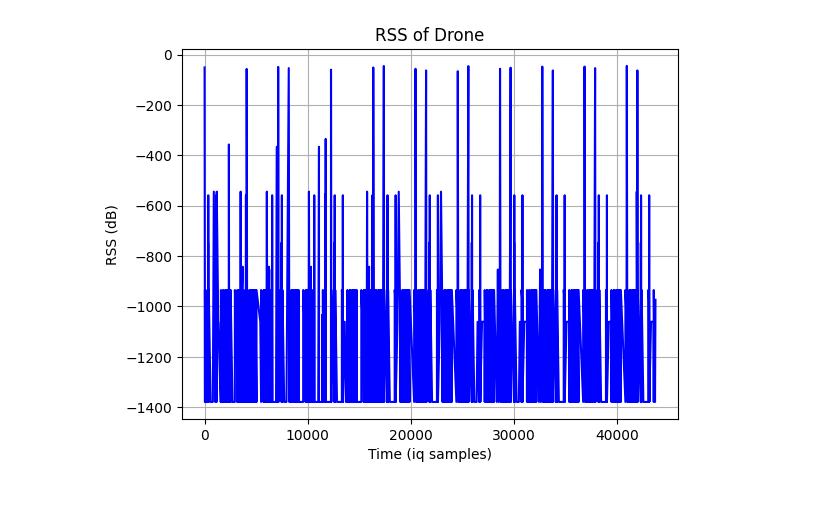
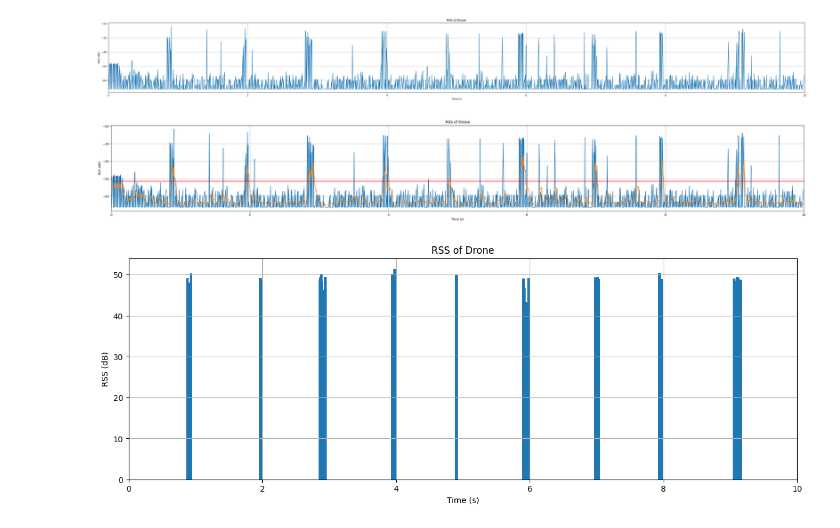
Before and after one commit to JosWigchert/AntennaRadiationPatternOfDrone, a Jupyter notebook: iq_samples.ipynb, the cells around one changed output. Drawn from its saved outputs; the diff is of its cells as text; code cells hidden in the pictures; blank space fills up the shorter version.

Commit message:
Added isolated peaks and iq samples plots

```diff
--- a/iq_samples.ipynb
+++ b/iq_samples.ipynb
@@ -5,13 +5,15 @@ import math
 import numpy as np
 import matplotlib.pyplot as plt
 # %%
-noise = pd.read_csv('data_noisy_gain20', header=None, skip_blank_lines=False)
+noise = pd.read_csv('data_noisy_gain0', header=None, skip_blank_lines=False)
 noise[0] = noise[0].str.replace("(", "")
 noise[1] = noise[1].str.replace(")", "")
 
 noise = noise.astype(float)
-noise[2] = noise[0]**2 + noise[1]**2 #power level of the
+noise[2] = np.sqrt(noise[0]**2 + noise[1]**2) #power level of the
 noise[2] = 10*np.log10(noise[2]) #RSS
+
+noise[3] = noise.index / len(noise) * 10
 
 noise = noise.replace([np.inf, -np.inf], np.nan)
 noise = noise.dropna(axis = 0, inplace=False)
@@ -19,4 +21,5 @@ noise = noise.dropna(axis = 0, inplace=False)
 # noise = noise[noise[2] <= 0]
 noise_floor = sum(noise[2]) / len(noise[2])
 print(noise_floor)
+print(noise)
 # %% [output]
@@ -24,15 +41,20 @@ print(noise_floor)
 # %%
-drone = pd.read_csv('data_drone_gain20', header=None, skip_blank_lines=False)
+drone = pd.read_csv('data_drone_gain0', header=None, skip_blank_lines=False)
 drone[0] = drone[0].str.replace("(", "")
 drone[1] = drone[1].str.replace(")", "")
 
 drone = drone.astype(float)
-drone[2] = drone[0]**2 + drone[1]**2 #power level of the
+drone[2] = (drone[0]**2 + drone[1]**2) #power level of the
 drone[2] = 10*np.log10(drone[2]) #RSS
+
+drone[3] = drone.index / len(drone) * 10
 
 drone = drone.replace([np.inf, -np.inf], np.nan)
 drone = drone.dropna(axis = 0, inplace=False)
 
+
 drone = drone[drone[2] <= 0]
-drone[2] = drone[2].apply(lambda x: max(x, noise_floor))
-print(drone)
+drone = drone[drone[2] >= noise_floor]
+# drone[2] = drone[2].apply(lambda x: max(x, noise_floor))
+
+drone = drone.rename({0: 'i', 1: 'q', 2: 'rss', 3: 'time'}, axis=1)
@@ -54,10 +61,13 @@ print(drone)
 # %%
-data = drone[2][0: 1000]
-data.plot(kind='line', color='blue')
+drone = drone[drone['rss'] >= -90]
+plt.figure(figsize=(50, 5))
+# plt.plot(drone[3][:200], drone[2][:200])
+plt.plot(drone['time'], drone['rss'])
 plt.title('RSS of Drone')
-plt.xlabel('Time (iq samples)')
+plt.xlabel('Time (s)')
+plt.xlim([0, 10])
 plt.ylabel('RSS (dB)')
 plt.grid(True)
 plt.show()
 # %% [output]
-[figure, old version]
+[figure, new version]
@@ -63,0 +83,26 @@ plt.show()
+# %%
+plt.figure(figsize=(40, 5))
+plt.plot(drone['time'], drone['rss'])
+# plt.plot(drone[3], drone[2])
+plt.plot(drone['time'], drone['rolling_rss'])
+plt.axhline(y = average, color = 'r', linestyle = '-')
+plt.title('RSS of Drone')
+plt.xlabel('Time (s)')
+plt.xlim([0, 10])
+plt.ylabel('RSS (dB)')
+plt.grid(True)
+plt.show()
+# %% [output]
+[figure, added]
+# %%
+plt.figure(figsize=(15, 5))
+# plt.plot(drone['time'], drone['rss'])
+plt.bar(parts['time'], parts['rolling_rss'], width=.04)
+plt.title('RSS of Drone')
+plt.xlabel('Time (s)')
+plt.xlim([0, 10])
+plt.ylabel('RSS (dB)')
+plt.grid(True)
+plt.show()
+# %% [output]
+[figure, added]
```
Also changed, not shown: parts of 8 cells of this notebook, 9 other files.
